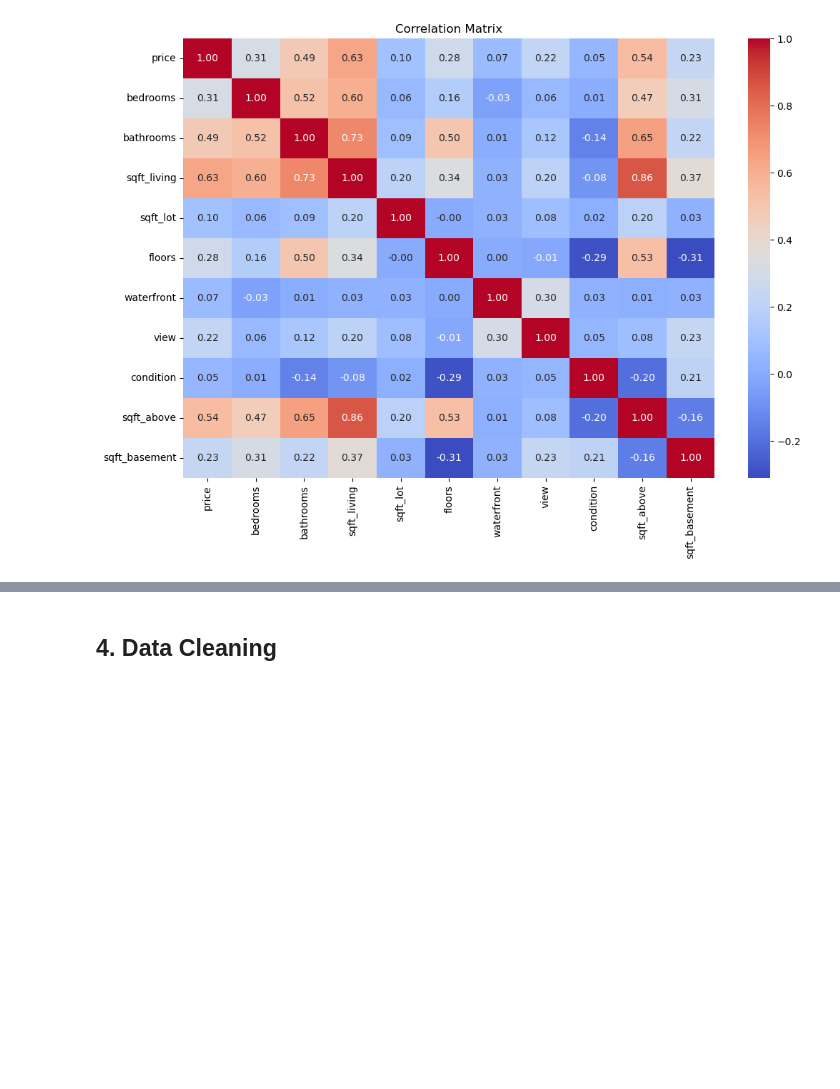
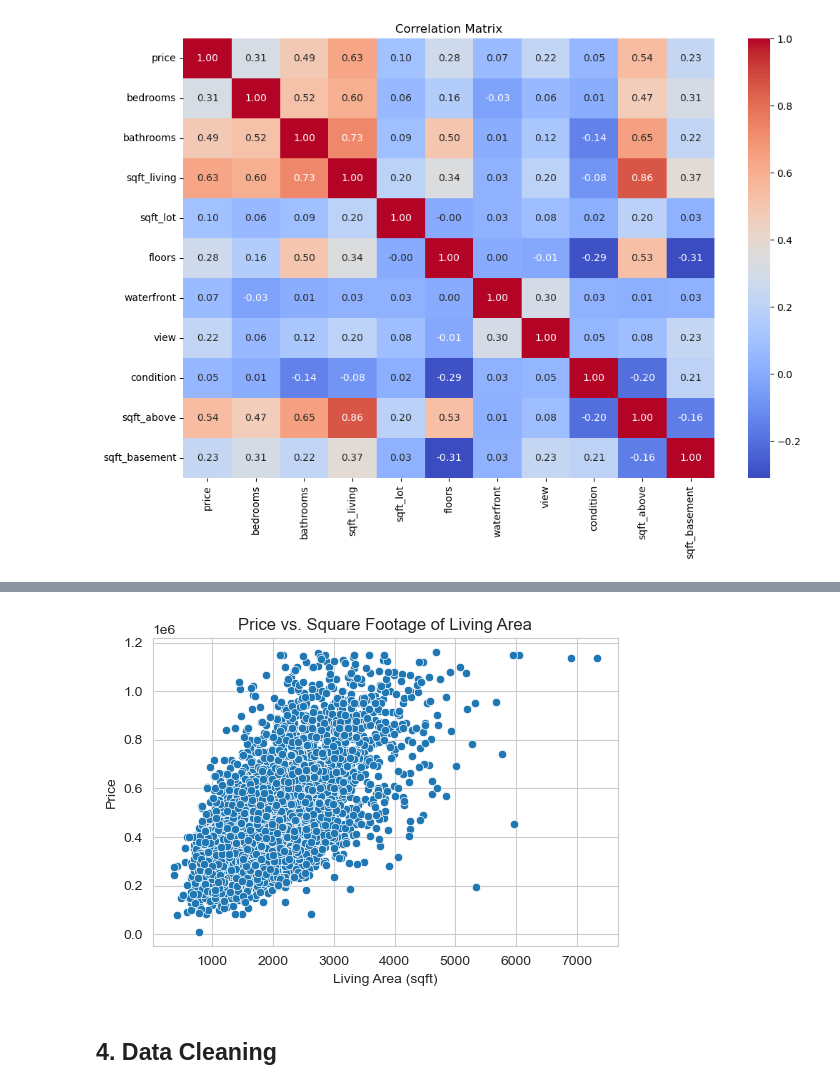
Before and after one commit to CL-Frank/MLG382_CYOProject, a Jupyter notebook: notebooks/housing_price_prediction.ipynb, the cells around one changed output, grey strips where cells are left out. Drawn from its saved outputs; the diff is of its cells as text; code cells hidden in the pictures; blank space fills up the shorter version.

```diff
--- a/notebooks/housing_price_prediction.ipynb
+++ b/notebooks/housing_price_prediction.ipynb
@@ -148,3 +179,12 @@ plt.show()
+# %%
+plt.figure(figsize=(6, 4))
+sns.scatterplot(x='sqft_living', y='price', data=df)
+plt.title('Price vs. Square Footage of Living Area')
+plt.xlabel('Living Area (sqft)')
+plt.ylabel('Price')
+plt.show()
+# %% [output]
+[figure, added]
 # %% [markdown]
 ## 4. Data Cleaning
 # %% [markdown]
```
Also changed, not shown: parts of 7 cells of this notebook.
